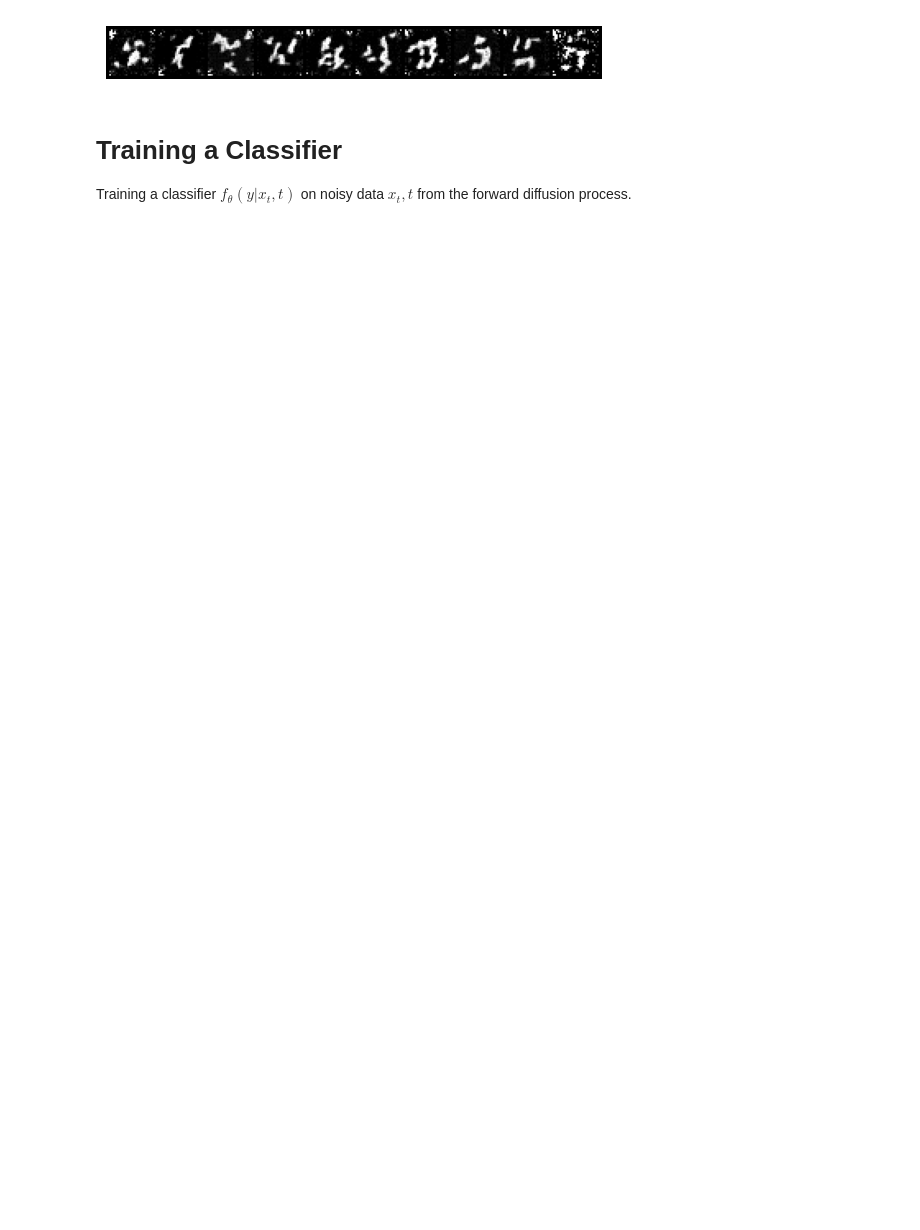
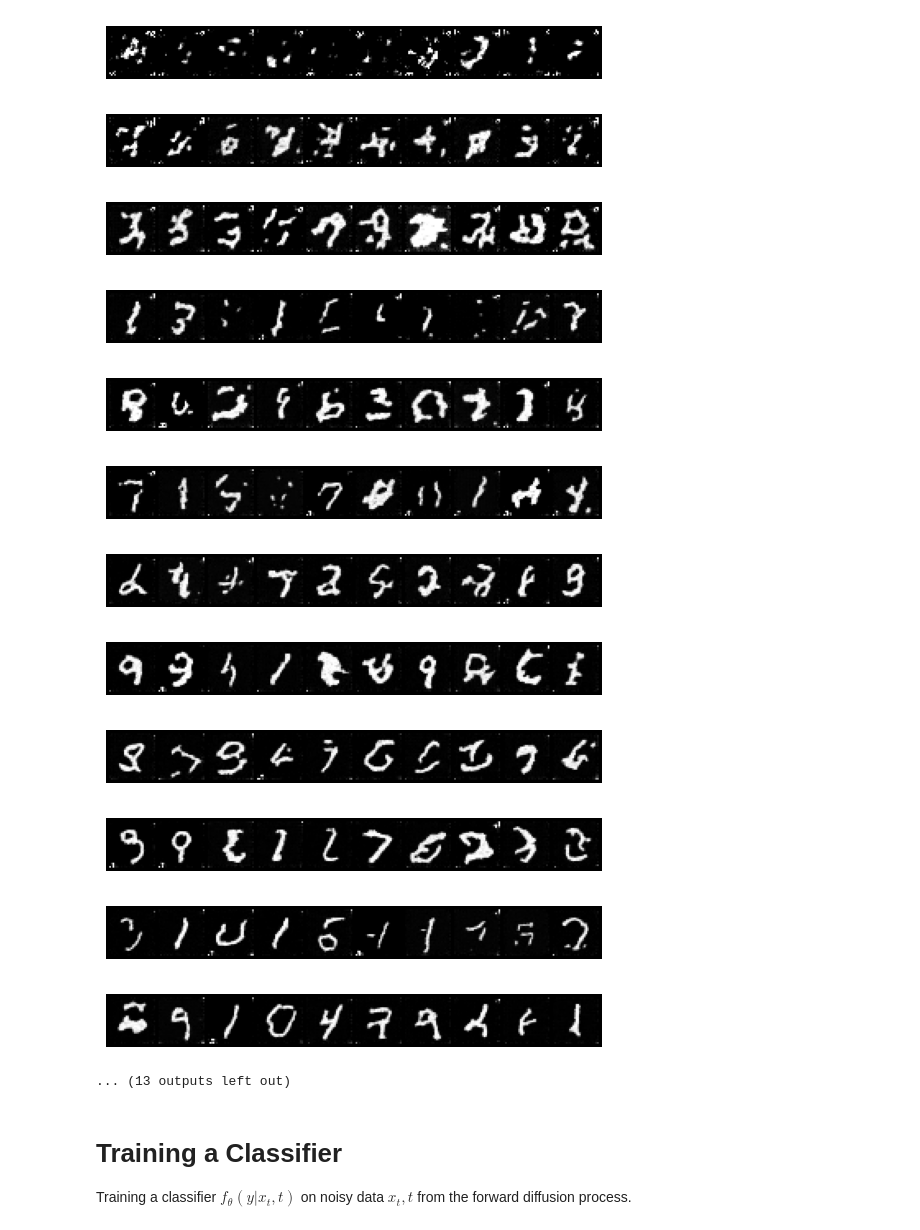
Before and after one commit to mdreisler/PML_course, a Jupyter notebook: Final_project/Caro/diffusion_class_guided.ipynb, the cells around one changed output. Saved outputs shown, nothing was run; the diff lists cells and outputs as text; code cells hidden in the pictures; blank space fills up the shorter version.

```diff
--- a/Final_project/Caro/diffusion_class_guided.ipynb
+++ b/Final_project/Caro/diffusion_class_guided.ipynb
@@ -275,7 +275,7 @@ class DDPM(nn.Module):
             t1= t[0]
             output = classifier(x_t, t1)  # shape: nsamples, nsamples, 10
 
-            scalar_value = output[:, y].sum() # This scalar value represents the total contribution of class y across all instances in the batch.
+            scalar_value =torch.mean(output[:, y])# This scalar value represents the total contribution of class y across all instances in the batch.
 
             grads = torch.autograd.grad(scalar_value, x_t)[0] #shape: same as x_t
 
@@ -286,7 +286,7 @@ class DDPM(nn.Module):
         grads = self.get_gradients_classifier(classifier, xt, t, y) # get gradients, but dimension 28x28
         mean =  1./torch.sqrt(self.alpha[t]) * (xt - (self.beta[t])/torch.sqrt(1-self.alpha_bar[t])*self.network(xt, t))
         std = torch.where(t>0, torch.sqrt(((1-self.alpha_bar[t-1]) / (1-self.alpha_bar[t]))*self.beta[t]), 0)
-        mean_guided = mean + weight * std**2 *grads
+        mean_guided = mean + weight * std**2 * grads
 
         return mean_guided + std*epsilon
 
@@ -431,7 +431,7 @@ def train(model, optimizer, scheduler, dataloader, epochs, device, ema=True, per
 # Parameters
 T = 1000
 learning_rate = 1e-3
-epochs = 50
+epochs = 25
 batch_size = 64
 
 
@@ -467,34 +467,46 @@ model = DDPM(mnist_unet, T=T).to(device)
 optimizer = torch.optim.Adam(model.parameters(), lr=learning_rate)
 
 # Setup simple scheduler
 scheduler = torch.optim.lr_scheduler.ExponentialLR(optimizer, 0.9999)
 
 
 def reporter(model):
     """Callback function used for plotting images during training"""
 
     # Switch to eval mode
     model.eval()
 
     with torch.no_grad():
         nsamples = 10
         samples = model.sample((nsamples,28*28)).to(device)
 
         # Map pixel values back from [-1,1] to [0,1]
         samples = (samples+1)/2
         samples = samples.clamp(0.0, 1.0)
 
         # Plot in grid
         grid = utils.make_grid(samples.reshape(-1, 1, 28, 28), nrow=nsamples)
         plt.gca().set_axis_off()
         plt.imshow(transforms.functional.to_pil_image(grid), cmap="gray")
         plt.show()
 
 # Call training loop
 train(model, optimizer, scheduler, dataloader_train,
       epochs=epochs, device=device, ema=True, per_epoch_callback=reporter)
 # %% [output]
-[figure, old version]
+[figure, new version]
+[figure, added]
+[figure, added]
+[figure, added]
+[figure, added]
+[figure, added]
+[figure, added]
+[figure, added]
+[figure, added]
+[figure, added]
+[figure, added]
+[figure, added]
+... (13 outputs left out)
 # %% [markdown]
 # Training a Classifier
 
```
Also changed, not shown: parts of 4 cells of this notebook, 1 other file.
